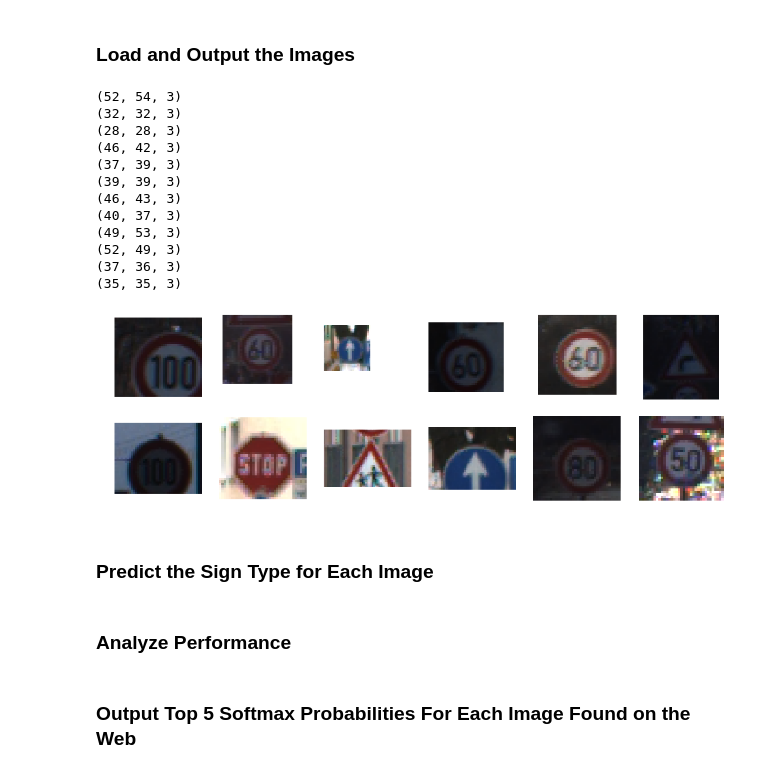
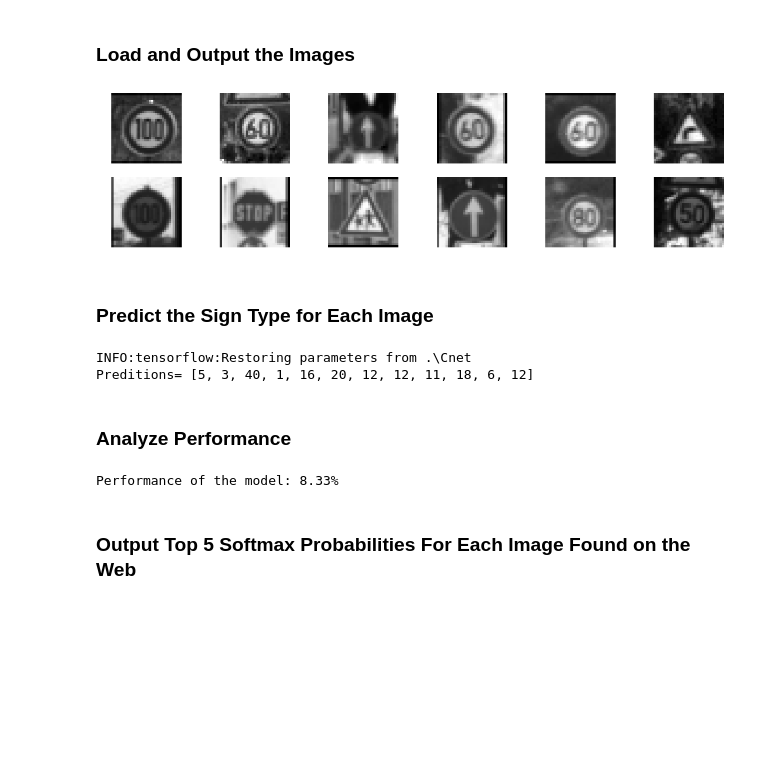
Before and after one commit to juandarr/German-traffic-sign-classifier, a Jupyter notebook: Traffic_Sign_Classifier.ipynb, the cells around one changed output. Saved outputs shown, nothing was run; the diff lists cells and outputs as text; code cells hidden in the pictures; blank space fills up the shorter version.

```diff
--- a/Traffic_Sign_Classifier.ipynb
+++ b/Traffic_Sign_Classifier.ipynb
@@ -216,6 +224,8 @@ from tensorflow.contrib.layers import flatten
 EPOCHS = 100
 BATCH_SIZE = 64
 keep_prob = 0.6
+input_size = X_train.shape[3]
+
 # Arguments used for tf.truncated_normal, randomly defines variables for the weights and biases for each layer
 mu = 0
 sigma = 0.1
@@ -224,7 +234,7 @@ sigma = 0.1
 ### Feel free to use as many code cells as needed.
 # Store layers weight & bias
 weights = {
-    'wc1': tf.Variable(tf.random_normal([5, 5, 3, 6], mean = mu, stddev = sigma)),
+    'wc1': tf.Variable(tf.random_normal([5, 5, input_size, 6], mean = mu, stddev = sigma)),
     'wc2': tf.Variable(tf.random_normal([5, 5, 6, 16], mean = mu, stddev = sigma)),
     'wf1': tf.Variable(tf.random_normal([400, 120], mean = mu, stddev = sigma)),
     'wf2': tf.Variable(tf.random_normal([120, 84], mean = mu, stddev = sigma)),
@@ -306,7 +316,7 @@ You do not need to modify this section.
 ### Once a final model architecture is selected,
 ### the accuracy on the test set should be calculated and reported as well.
 
-x = tf.placeholder(tf.float32, (None, 32, 32, 3))
+x = tf.placeholder(tf.float32, (None, 32, 32, input_size))
 y = tf.placeholder(tf.int32, (None))
 one_hot_y = tf.one_hot(y, n_classes)
 # %% [markdown]
@@ -413,41 +422,54 @@ To give yourself more insight into how your model is working, download at least
 You may find `signnames.csv` useful as it contains mappings from the class id (integer) to the actual sign name.
 # %% [markdown]
 ### Load and Output the Images
+# %%
+import cv2
+
+def get_square(image,square_size):
+
+    height,width = image.shape
+    if(height>=width):
+        d = height
+    else:
+        d = width
+
+    mask = np.zeros((d,d), dtype="uint8")
+    x_pos=int((d-width)/2)
+    y_pos=int((d-height)/2)
+    mask[y_pos:y_pos+height,x_pos:x_pos+width]=image[0:height,0:width]
+    mask=cv2.resize(mask,(square_size,square_size),interpolation=cv2.INTER_AREA)
+
+    return mask
 # %%
 import matplotlib.image as mpimg
 import glob
-#import cv2
+
+
 
 ### Load the images and plot them here.
 ### Feel free to use as many code cells as needed.
 images = glob.glob('test_images/000**.ppm')
 
 rows = 2
 cols = 6
-fig, ax = plt.subplots(rows,cols, sharex ='col', sharey='row', figsize=(16,5))
+fig, ax = plt.subplots(rows,cols, sharex ='col', sharey='row', figsize=(20,5))
 
 n = 0
+ext_test = []
 for i in range(rows):
     for j in range(cols):
         img = mpimg.imread(images[n])
+        # Converting RGB images to GRAY scale
+        img = img.mean(axis=-1,keepdims=0)
+        img = get_square(img,32)
         n += 1
-        print(img.shape)
-        ax[i,j].imshow(img)
+        ax[i,j].imshow(img, cmap='gray')
         ax[i,j].axis('off')  # clear x- and y-axes
+        img = (img - 128)/128
+        img = img[:,:,np.newaxis]
+        ext_test.append(img)
 plt.show()
 # %% [output]
-(52, 54, 3)
-(32, 32, 3)
-(28, 28, 3)
-(46, 42, 3)
-(37, 39, 3)
-(39, 39, 3)
-(46, 43, 3)
-(40, 37, 3)
-(49, 53, 3)
-(52, 49, 3)
-(37, 36, 3)
-(35, 35, 3)
-[figure, old version]
+[figure, new version]
 # %% [markdown]
 ### Predict the Sign Type for Each Image
@@ -455,12 +485,28 @@ plt.show()
 ### Run the predictions here and use the model to output the prediction for each image.
 ### Make sure to pre-process the images with the same pre-processing pipeline used earlier.
 ### Feel free to use as many code cells as needed.
-y_images = [7,3,35,3,3,33,7,14,27,35,5,2]
+y_images = np.array([7,3,35,3,3,33,7,14,27,35,5,2])
+
+keep_prob = 1
+
+with tf.Session() as sess:
+    saver.restore(sess, tf.train.latest_checkpoint('.'))
+
+    predictions = predict(ext_test)
+    print("Preditions= {}".format(list(predictions)))
+# %% [output]
+INFO:tensorflow:Restoring parameters from .\Cnet
+Preditions= [5, 3, 40, 1, 16, 20, 12, 12, 11, 18, 6, 12]
 # %% [markdown]
 ### Analyze Performance
 # %%
 ### Calculate the accuracy for these 5 new images.
 ### For example, if the model predicted 1 out of 5 signs correctly, it's 20% accurate on these new images.
+results = np.equal(y_images, np.array(predictions))
+accuracy = np.mean(results)
+print('Performance of the model: {:.2f}%'.format(accuracy*100))
+# %% [output]
+Performance of the model: 8.33%
 # %% [markdown]
 ### Output Top 5 Softmax Probabilities For Each Image Found on the Web
 # %% [markdown]
```
Also changed, not shown: parts of 5 cells of this notebook, 3 other files.
